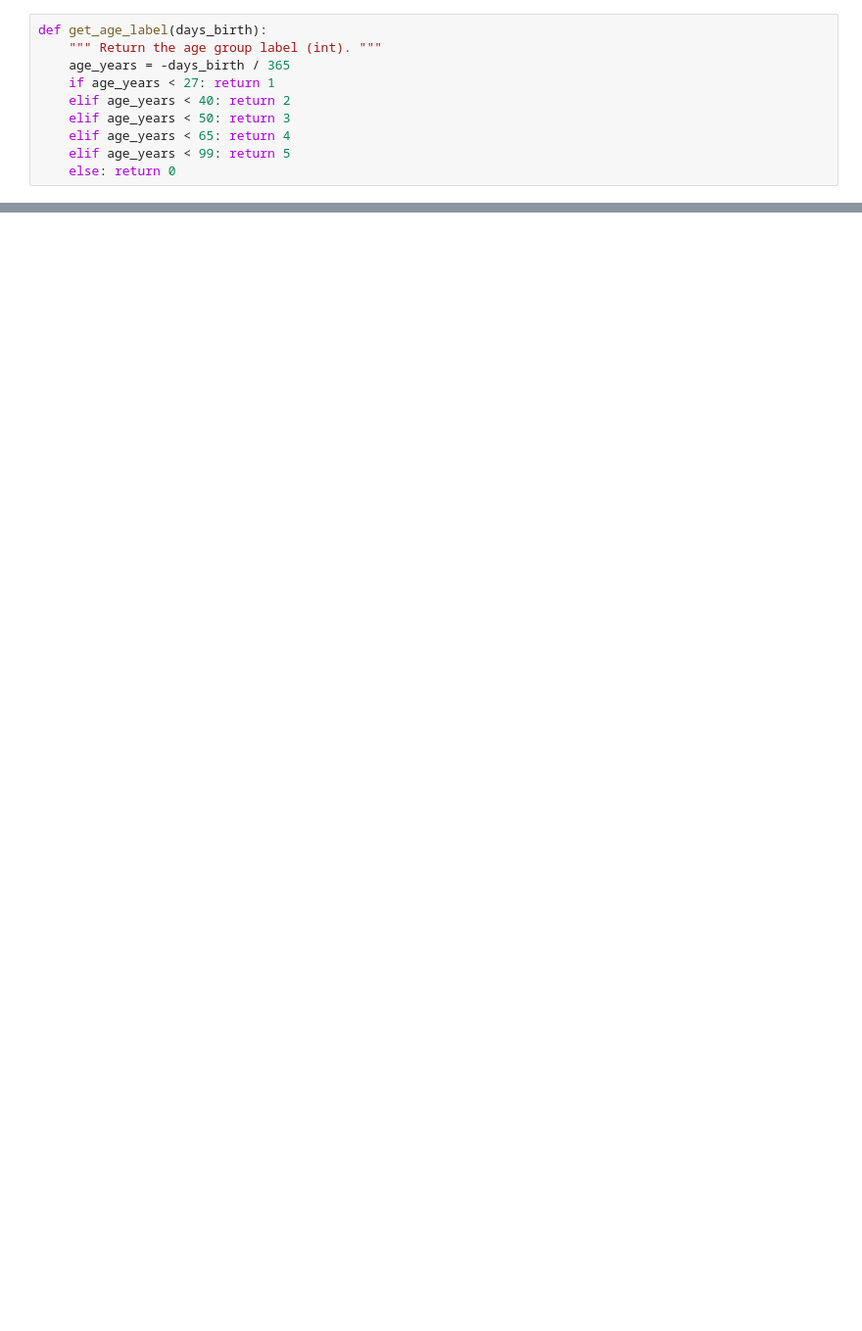
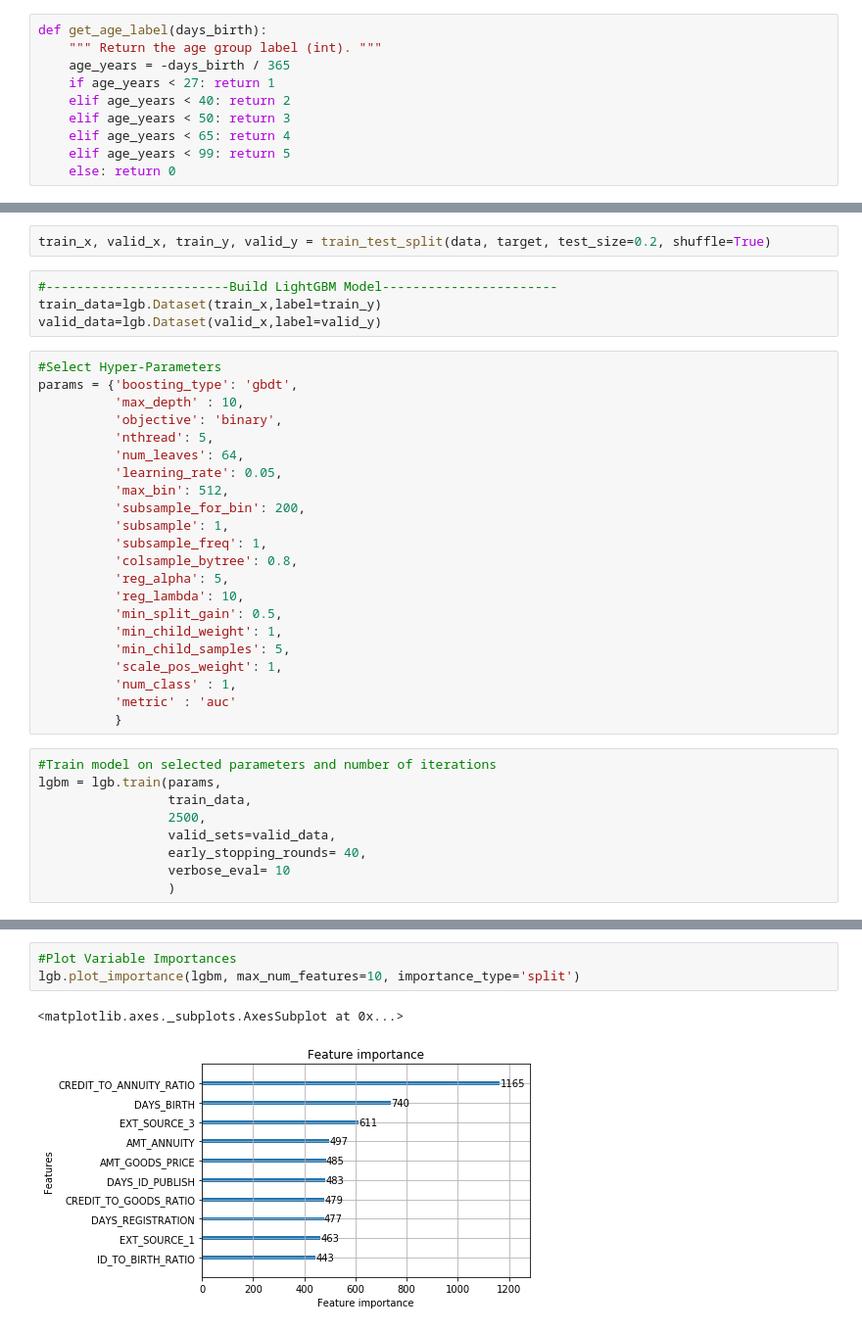
Before and after one commit to narendraparigi1987/home-credit-default-risk, a Jupyter notebook: lightGBM_v2.ipynb, the cells around one changed output, grey strips where cells are left out. Shown at 98% size. Cells and saved outputs as stored; diff of their text form; blank space fills up the shorter version.

```diff
--- a/lightGBM_v2.ipynb
+++ b/lightGBM_v2.ipynb
@@ -154,0 +102,37 @@ df_full = drop_application_columns(df_full)
+# %%
+train_x, valid_x, train_y, valid_y = train_test_split(data, target, test_size=0.2, shuffle=True)
+# %%
+#------------------------Build LightGBM Model-----------------------
+train_data=lgb.Dataset(train_x,label=train_y)
+valid_data=lgb.Dataset(valid_x,label=valid_y)
+# %%
+#Select Hyper-Parameters
+params = {'boosting_type': 'gbdt',
+          'max_depth' : 10,
+          'objective': 'binary',
+          'nthread': 5,
+          'num_leaves': 64,
+          'learning_rate': 0.05,
+          'max_bin': 512,
+          'subsample_for_bin': 200,
+          'subsample': 1,
+          'subsample_freq': 1,
+          'colsample_bytree': 0.8,
+          'reg_alpha': 5,
+          'reg_lambda': 10,
+          'min_split_gain': 0.5,
+          'min_child_weight': 1,
+          'min_child_samples': 5,
+          'scale_pos_weight': 1,
+          'num_class' : 1,
+          'metric' : 'auc'
+          }
+# %%
+#Train model on selected parameters and number of iterations
+lgbm = lgb.train(params,
+                 train_data,
+                 2500,
+                 valid_sets=valid_data,
+                 early_stopping_rounds= 40,
+                 verbose_eval= 10
+                 )
@@ -154,0 +157,6 @@ df_full = drop_application_columns(df_full)
+# %%
+#Plot Variable Importances
+lgb.plot_importance(lgbm, max_num_features=10, importance_type='split')
+# %% [output]
+<matplotlib.axes._subplots.AxesSubplot at 0x...>
+[figure, added]
```
Also changed, not shown: parts of 24 cells of this notebook, 1 other file.
